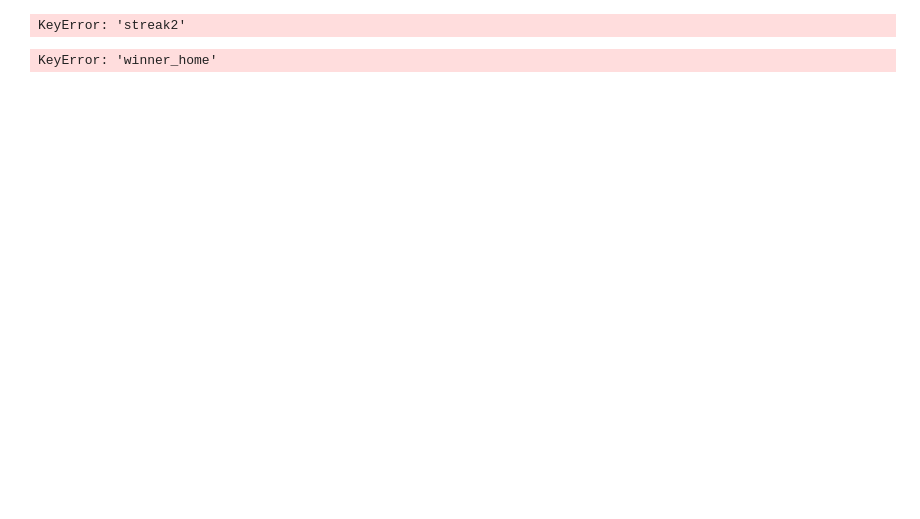
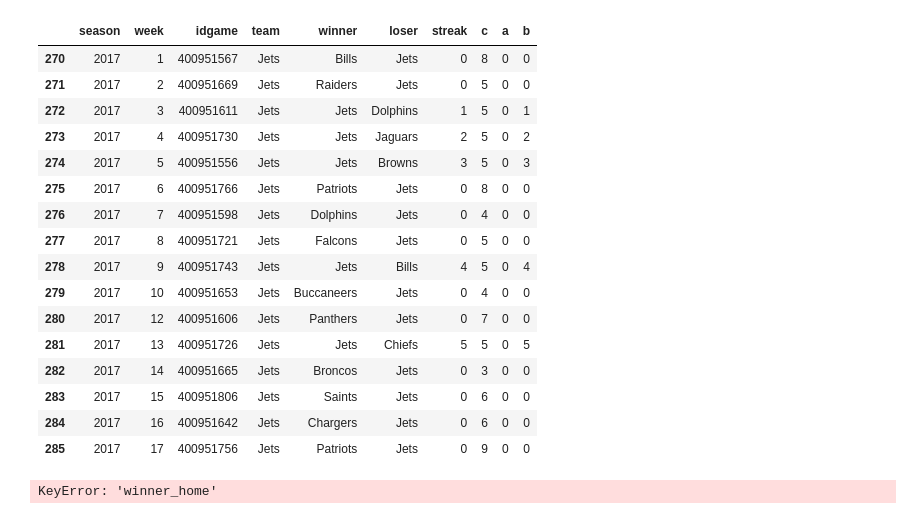
Before and after one commit to nflpredictor/nfl, a Jupyter notebook: 02_features_engineering/teams_features.ipynb, the cells around one changed output. Cells and saved outputs as stored; diff of their text form; code cells hidden in the pictures; blank space fills up the shorter version.

Commit message:
Win streak / lose streak availables

```diff
--- a/02_features_engineering/teams_features.ipynb
+++ b/02_features_engineering/teams_features.ipynb
@@ -70,53 +70,78 @@ df_teams_stats_home = pd.DataFrame().assign(season=df.season, week=df.week, idga
 
 #df_teams_stats.append({'season' : df.season, 'week' : df.week, 'idgame' : df.idgame, 'team' : df.hometeam, 'winner' : df.winner},ignore_index=True)
 
-def f(x):
-    x['streak2'] = (x['winner'] == x['team']).cumsum()
-    x['cumsum'] = np.nan
+#def f(x):
+    #x['streak2'] = (x['winner'] == x['team']).cumsum()
+    #x['cumsum'] = np.nan
     #x.loc[x['winner'] != x['team'], 'cumsum'] = df['streak2']
     #x['cumsum'] = x['cumsum'].fillna(method='ffill')
     #x['cumsum'] = x['cumsum'].fillna(0)
     #x['streak_after'] = x['streak2'] - x['cumsum']
     #x.drop(['streak2', 'cumsum'], axis=1, inplace=True)
+    #return x
+
+def f(x):
+    #x['streak'] = x.groupby( (x['loser']!=x['team']).cumsum()).cumcount()+( (x['team'] != x['loser']).cumsum() == 0).astype(int)
+    x['c'] = (x['winner'] == x['team']).cumsum()
+    x['a'] = (x['c'] == 0).astype(int)
+    x['b'] = x.groupby('c').cumcount()
+    x['streak'] = x.groupby('c').cumcount()+x['a']
     return x
 
 #d.concat([new_df,entry])
 df_teams_stats = pd.concat([df_teams_stats_away,df_teams_stats_home], ignore_index=True, sort=False)
 df_teams_stats = df_teams_stats.sort_values(by=['season','team','week'],ascending=[True,True,True])
 df_teams_stats = df_teams_stats.reset_index(drop=True,inplace=False)
-df_teams_stats = df_teams_stats.assign(streak_before=0)
-df_teams_stats = df_teams_stats.assign(streak_after=0)
-df_teams_stats.streak_before = df_teams_stats[['team','winner','week']].apply(lambda x: 0 if (x['week']==1) else -1, axis=1)
-df_teams_stats.streak_after = df_teams_stats[['team','winner','week']].apply(lambda x: 1 if (x['week']==1 & (x['winner']==x['team'])) else -1, axis=1)
-df_teams_stats = df_teams_stats.groupby('winner').apply(f)
-df_teams_stats = df_teams_stats.loc[df_teams_stats.team=='Washington']
+#df_teams_stats = df_teams_stats.assign(streak_before=0)
+df_teams_stats = df_teams_stats.assign(streak=0)
+#df_teams_stats.streak_before = df_teams_stats[['team','winner','week']].apply(lambda x: 0 if (x['week']==1) else -1, axis=1)
+#df_teams_stats.streak_after = df_teams_stats[['team','winner','week']].apply(lambda x: 1 if (x['week']==1 & (x['winner']==x['team'])) else -1, axis=1)
+df_teams_stats = df_teams_stats.groupby('winner', sort=False).apply(f)
+df_teams_stats = df_teams_stats.loc[df_teams_stats.team=='Jets']
+df_teams_stats = df_teams_stats.loc[df_teams_stats.season==2017]
 df_teams_stats
 
 
 
 #df_teams_stats = df_teams_stats.sort_values(by=['season','week','idgame'],ascending=[True,True,True])
 #df_teams_stats = df_teams_stats.reset_index(drop=True,inplace=True)
 #df_teams_stats
 #df_teams_stats = df.assign(streak=0)
 #df_teams_stats.streak = df_teams_stats[['team','winner','week']].apply(lambda x: 1 if (x['team']==x['winner']) else 0, axis=1)
 #df_team_stats = df_teams_stats.groupby(['idgame'])
 #series = df.iloc[:,7]
 #df['streak'] = df.result.ne(df['winner'].shift())
 #df.streak = df[['awayteam','hometeam','scoreabs','week','streak']].apply(lambda x: x['streak']+1 if (x['scoreabs']>0 else x['hometeam'], axis=1)
 #df.insert(df.shape[1],"winner_home", 0) #Flagging whether the home team won (1) or lose (0)
 
 #df.loc[:,['streak']] = df.loc[(df.winner & df.week-1)]
 
 #def f(x):
     #x.past_week = x.winner
     #x.streak = x.groupby( (x['stat'] != 0).cumsum()).cumcount()+( (x['stat'] != 0).cumsum() == 0).astype(int)
 
 #df_teams_stats_home
 
 #df.loc[df.season==2017]
 #df.loc[(df.player_name=='Kyler Murray') & (df.game_id==401326597)]
 # %% [output]
-KeyError: 'streak2'
+|  | season | week | idgame | team | winner | loser | streak | c | a | b |
+| 270 | 2017 | 1 | 400951567 | Jets | Bills | Jets | 0 | 8 | 0 | 0 |
+| 271 | 2017 | 2 | 400951669 | Jets | Raiders | Jets | 0 | 5 | 0 | 0 |
+| 272 | 2017 | 3 | 400951611 | Jets | Jets | Dolphins | 1 | 5 | 0 | 1 |
+| 273 | 2017 | 4 | 400951730 | Jets | Jets | Jaguars | 2 | 5 | 0 | 2 |
+| 274 | 2017 | 5 | 400951556 | Jets | Jets | Browns | 3 | 5 | 0 | 3 |
+| 275 | 2017 | 6 | 400951766 | Jets | Patriots | Jets | 0 | 8 | 0 | 0 |
+| 276 | 2017 | 7 | 400951598 | Jets | Dolphins | Jets | 0 | 4 | 0 | 0 |
+| 277 | 2017 | 8 | 400951721 | Jets | Falcons | Jets | 0 | 5 | 0 | 0 |
+| 278 | 2017 | 9 | 400951743 | Jets | Jets | Bills | 4 | 5 | 0 | 4 |
+| 279 | 2017 | 10 | 400951653 | Jets | Buccaneers | Jets | 0 | 4 | 0 | 0 |
+| 280 | 2017 | 12 | 400951606 | Jets | Panthers | Jets | 0 | 7 | 0 | 0 |
+| 281 | 2017 | 13 | 400951726 | Jets | Jets | Chiefs | 5 | 5 | 0 | 5 |
+| 282 | 2017 | 14 | 400951665 | Jets | Broncos | Jets | 0 | 3 | 0 | 0 |
+| 283 | 2017 | 15 | 400951806 | Jets | Saints | Jets | 0 | 6 | 0 | 0 |
+| 284 | 2017 | 16 | 400951642 | Jets | Chargers | Jets | 0 | 6 | 0 | 0 |
+| 285 | 2017 | 17 | 400951756 | Jets | Patriots | Jets | 0 | 9 | 0 | 0 |
 # %%
 def f(x):
     df.streak = x.groupby( (x['stat'] != 0).cumsum()).cumcount() + ( (x['stat'] != 0).cumsum() == 0).astype(int)
```
Also changed, not shown: parts of 2 cells of this notebook, 1 other file.
